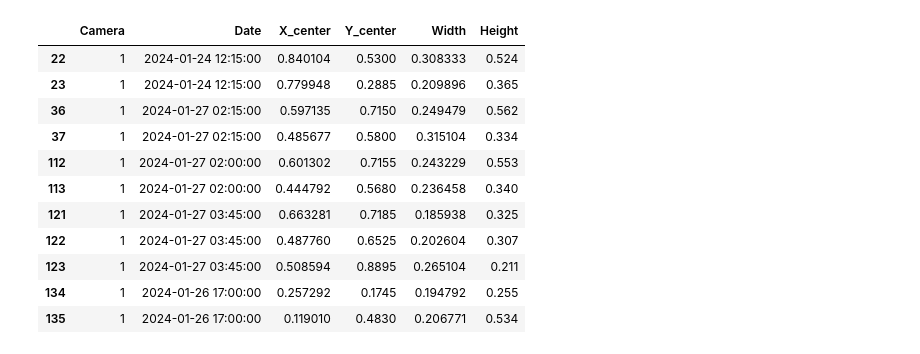
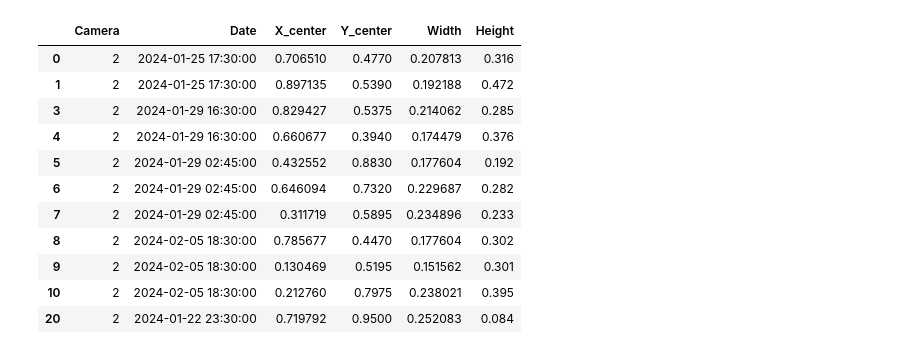
Before and after one commit to Tomasngu/BP, a Jupyter notebook: visualize/perspective_heatmap.ipynb, the cells around one changed output. Cells and saved outputs as stored; diff of their text form; code cells hidden in the pictures.

```diff
--- a/visualize/perspective_heatmap.ipynb
+++ b/visualize/perspective_heatmap.ipynb
@@ -18,17 +17,17 @@ def show(img):
 # %%
 df = read_positions(label_dir='../../data/labels', output_csv='positions.csv')
-df = df[df['Camera']==1]
+df = df[(df['Camera'] == 1) | (df['Camera'] == 2)]
 df.head(11)
 # %% [output]
 |  | Camera | Date | X_center | Y_center | Width | Height |
-| 22 | 1 | 2024-01-24 12:15:00 | 0.840104 | 0.5300 | 0.308333 | 0.524 |
-| 23 | 1 | 2024-01-24 12:15:00 | 0.779948 | 0.2885 | 0.209896 | 0.365 |
-| 36 | 1 | 2024-01-27 02:15:00 | 0.597135 | 0.7150 | 0.249479 | 0.562 |
-| 37 | 1 | 2024-01-27 02:15:00 | 0.485677 | 0.5800 | 0.315104 | 0.334 |
-| 112 | 1 | 2024-01-27 02:00:00 | 0.601302 | 0.7155 | 0.243229 | 0.553 |
-| 113 | 1 | 2024-01-27 02:00:00 | 0.444792 | 0.5680 | 0.236458 | 0.340 |
-| 121 | 1 | 2024-01-27 03:45:00 | 0.663281 | 0.7185 | 0.185938 | 0.325 |
-| 122 | 1 | 2024-01-27 03:45:00 | 0.487760 | 0.6525 | 0.202604 | 0.307 |
-| 123 | 1 | 2024-01-27 03:45:00 | 0.508594 | 0.8895 | 0.265104 | 0.211 |
-| 134 | 1 | 2024-01-26 17:00:00 | 0.257292 | 0.1745 | 0.194792 | 0.255 |
-| 135 | 1 | 2024-01-26 17:00:00 | 0.119010 | 0.4830 | 0.206771 | 0.534 |
+| 0 | 2 | 2024-01-25 17:30:00 | 0.706510 | 0.4770 | 0.207813 | 0.316 |
+| 1 | 2 | 2024-01-25 17:30:00 | 0.897135 | 0.5390 | 0.192188 | 0.472 |
+| 3 | 2 | 2024-01-29 16:30:00 | 0.829427 | 0.5375 | 0.214062 | 0.285 |
+| 4 | 2 | 2024-01-29 16:30:00 | 0.660677 | 0.3940 | 0.174479 | 0.376 |
+| 5 | 2 | 2024-01-29 02:45:00 | 0.432552 | 0.8830 | 0.177604 | 0.192 |
+| 6 | 2 | 2024-01-29 02:45:00 | 0.646094 | 0.7320 | 0.229687 | 0.282 |
+| 7 | 2 | 2024-01-29 02:45:00 | 0.311719 | 0.5895 | 0.234896 | 0.233 |
+| 8 | 2 | 2024-02-05 18:30:00 | 0.785677 | 0.4470 | 0.177604 | 0.302 |
+| 9 | 2 | 2024-02-05 18:30:00 | 0.130469 | 0.5195 | 0.151562 | 0.301 |
+| 10 | 2 | 2024-02-05 18:30:00 | 0.212760 | 0.7975 | 0.238021 | 0.395 |
+| 20 | 2 | 2024-01-22 23:30:00 | 0.719792 | 0.9500 | 0.252083 | 0.084 |
```
Also changed, not shown: parts of 19 cells of this notebook, 11 other files.
